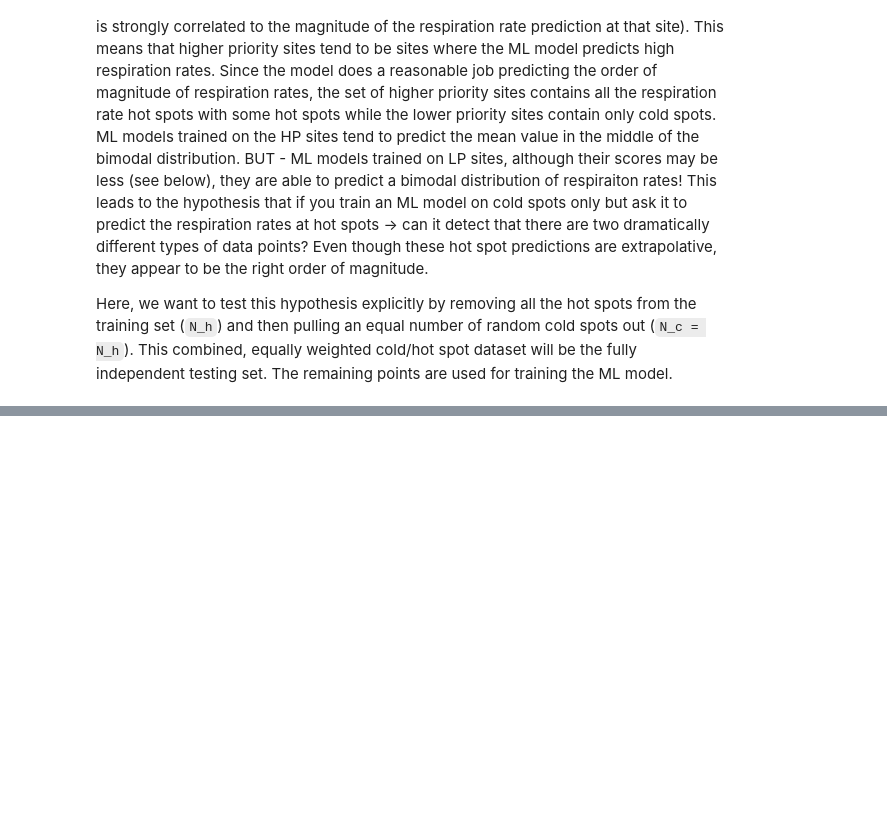
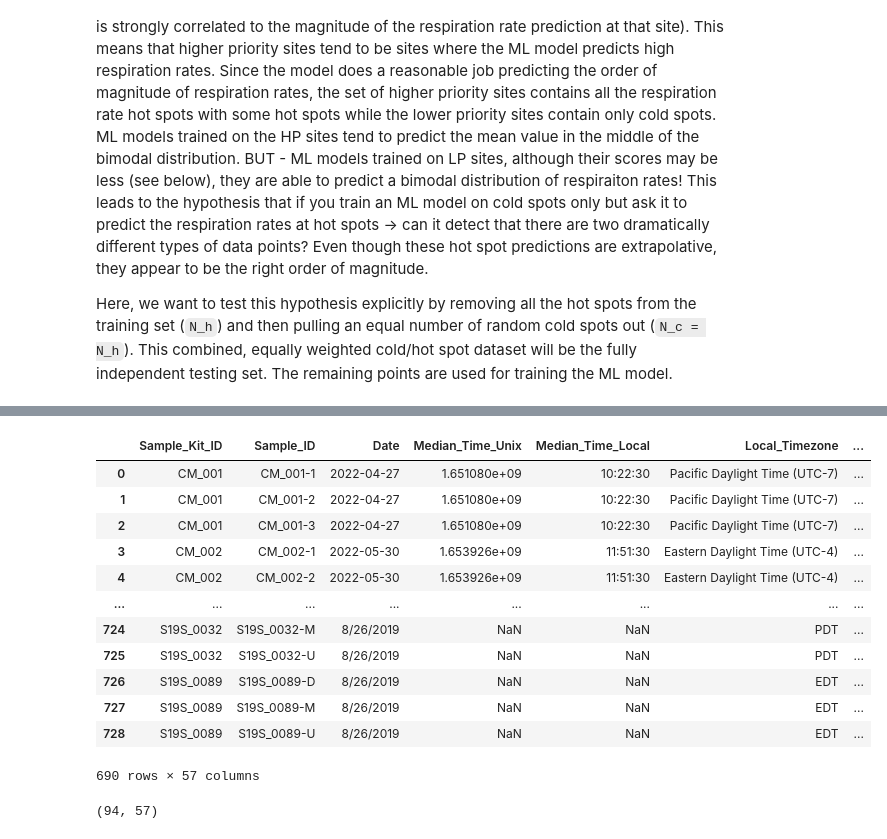
Before and after one commit to parallelworks/dynamic-learning-rivers, a Jupyter notebook: examples/ModEx_reproducibility/get_cold_and_hot_spot_sites.ipynb, the cells around one changed output, grey strips where cells are left out. Drawn from its saved outputs; the diff is of its cells as text; code cells hidden in the pictures; blank space fills up the shorter version.

```diff
--- a/examples/ModEx_reproducibility/get_cold_and_hot_spot_sites.ipynb
+++ b/examples/ModEx_reproducibility/get_cold_and_hot_spot_sites.ipynb
@@ -24,3 +41,62 @@ src=pd.read_csv(src_file)
+# %%
+# Apply the essential tests for missing data from
+# https://github.com/parallelworks/dynamic-learning-rivers/blob/main/scripts/prep_01_intake_train.py
+# The commented out blocks will drop rows if missing oxygen, temperature, or pH.
+# The ML workflow can use both training and test data with these missing values -
+# the missing values are simply filled with the mean. For our purposes, if we
+# drop data, we loose the following:
+#  69 points for missing respiration rates
+# 150 missing oxygen
+#   3 missing temperature
+#   0 missing pH
+# If you apply all three, there are only 585 data points total, pulling
+# out the hot spots results in training with ~400. Instead, let's keep
+# the NaN and let them get filled in "on-the-fly" only dropping the
+# sites with missing respiration rates. We have 690 data points, splitting
+# out the hot/cold spots means training on 502 rows.
+
+# Drop any data points with no oxygen (both missing)
+# Although looks like we only provide mean and not saturated DO
+# at run time -> so comment out the second entry in the list.
+#src.dropna(
+#    axis='index',
+#    inplace=True,
+#    how='all',
+#    subset=['Mean_DO_mg_per_L']) #,'Mean_DO_percent_saturation'])
+
+# Drop any data points with no temperature
+#src.dropna(
+#    axis='index',
+#    inplace=True,
+#    subset=['Mean_Temp_Deg_C'])
+
+# Drop any data points with no pH
+#src.dropna(
+#    axis='index',
+#    inplace=True,
+#    subset=['pH'])
+
+# Drop any data points with no respiration rate
+src.dropna(
+    axis='index',
+    inplace=True,
+    subset=['Normalized_Respiration_Rate_mg_DO_per_H_per_L_sediment'])
+
+src
+# %% [output]
+|  | Sample_Kit_ID | Sample_ID | Date | Median_Time_Unix | Median_Time_Local | Local_Timezone | ... |
+| 0 | CM_001 | CM_001-1 | 2022-04-27 | 1.651080e+09 | 10:22:30 | Pacific Daylight Time (UTC-7) | ... |
+| 1 | CM_001 | CM_001-2 | 2022-04-27 | 1.651080e+09 | 10:22:30 | Pacific Daylight Time (UTC-7) | ... |
+| 2 | CM_001 | CM_001-3 | 2022-04-27 | 1.651080e+09 | 10:22:30 | Pacific Daylight Time (UTC-7) | ... |
+| 3 | CM_002 | CM_002-1 | 2022-05-30 | 1.653926e+09 | 11:51:30 | Eastern Daylight Time (UTC-4) | ... |
+| 4 | CM_002 | CM_002-2 | 2022-05-30 | 1.653926e+09 | 11:51:30 | Eastern Daylight Time (UTC-4) | ... |
+| ... | ... | ... | ... | ... | ... | ... | ... |
+| 724 | S19S_0032 | S19S_0032-M | 8/26/2019 | NaN | NaN | PDT | ... |
+| 725 | S19S_0032 | S19S_0032-U | 8/26/2019 | NaN | NaN | PDT | ... |
+| 726 | S19S_0089 | S19S_0089-D | 8/26/2019 | NaN | NaN | EDT | ... |
+| 727 | S19S_0089 | S19S_0089-M | 8/26/2019 | NaN | NaN | EDT | ... |
+| 728 | S19S_0089 | S19S_0089-U | 8/26/2019 | NaN | NaN | EDT | ... |
+690 rows × 57 columns
 # %%
 # Get the hot spots
 hot_spots = src[src['Normalized_Respiration_Rate_mg_DO_per_H_per_L_sediment'] < -500.0]
@@ -32,10 +108,14 @@ print(np.shape(hot_spots))
 cold_spots = src[src['Normalized_Respiration_Rate_mg_DO_per_H_per_L_sediment'] > -500.0].sample(n=94)
 
 # Join the hot and cold spots into a single testing set
-pd.concat
+spots = pd.concat([hot_spots, cold_spots], axis='index')
 
 # Get all the Sample_ID for the hot and cold spots
-
 # Use sample ID to drop all the spots from src
+src.drop(spots['Sample_ID'].index, inplace=True)
 
 # Write out src as training, spots as testing
+spots.to_csv('cold-hot-spot-Nov-2023-testing.csv', mode='w')
+src.to_csv('cold-hot-spot-Nov-2023-training.csv', mode='w')
+# %% [output]
+(94, 57)
```
Also changed, not shown: parts of 8 cells of this notebook, 3 other files.
